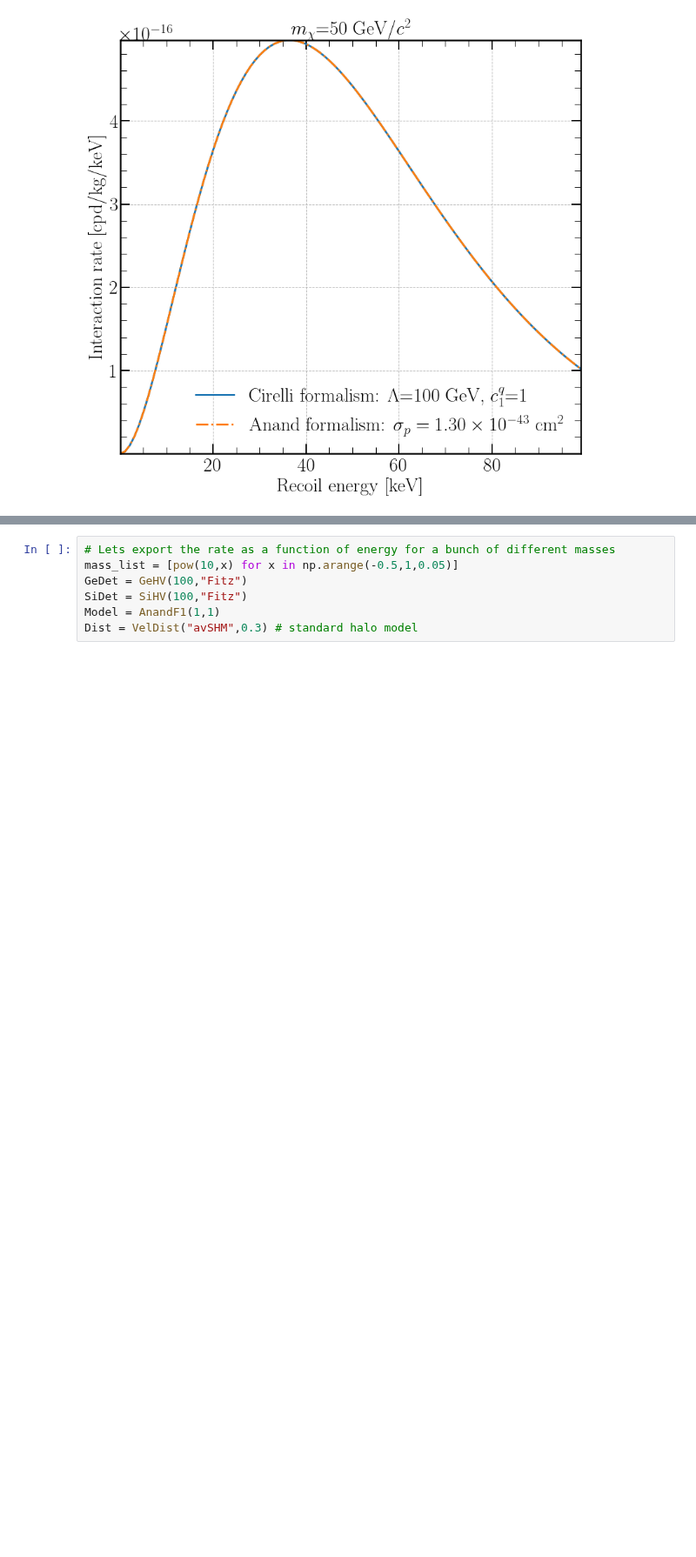
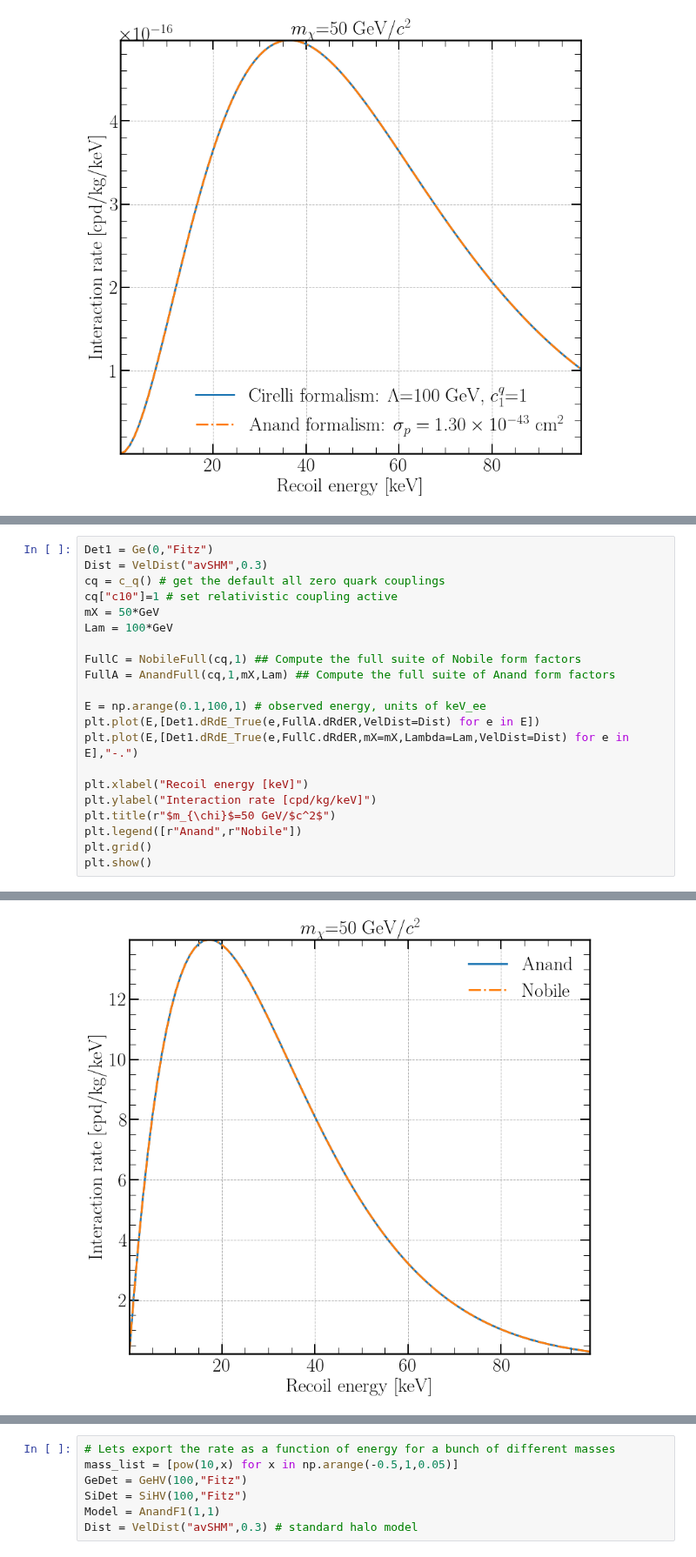
Before and after one commit to mjzurowski/sgm, a Jupyter notebook: Demo.ipynb, the cells around one changed output, grey strips where cells are left out. Shown at 87% size. Cells and saved outputs as stored; diff of their text form; blank space fills up the shorter version.

Commit message:
Allowing for full suite of form factors to be computed from a set of high energy couplings

```diff
--- a/Demo.ipynb
+++ b/Demo.ipynb
@@ -215,0 +219,22 @@ No normalisation will be applied to the couplings. I hope you've carefully norma
+# %%
+Det1 = Ge(0,"Fitz")
+Dist = VelDist("avSHM",0.3)
+cq = c_q() # get the default all zero quark couplings
+cq["c10"]=1 # set relativistic coupling active
+mX = 50*GeV
+Lam = 100*GeV
+
+FullC = NobileFull(cq,1) ## Compute the full suite of Nobile form factors
+FullA = AnandFull(cq,1,mX,Lam) ## Compute the full suite of Anand form factors
+
+E = np.arange(0.1,100,1) # observed energy, units of keV_ee
+plt.plot(E,[Det1.dRdE_True(e,FullA.dRdER,VelDist=Dist) for e in E])
+plt.plot(E,[Det1.dRdE_True(e,FullC.dRdER,mX=mX,Lambda=Lam,VelDist=Dist) for e in E],"-.")
+
+plt.xlabel("Recoil energy [keV]")
+plt.ylabel("Interaction rate [cpd/kg/keV]")
+plt.title(r"$m_{\chi}$=50 GeV/$c^2$")
+plt.legend([r"Anand",r"Nobile"])
+plt.grid()
+plt.show()
+# %% [output]
@@ -216 +255,2 @@ No normalisation will be applied to the couplings. I hope you've carefully norma
+[figure, added]
 # %% [markdown]
```
Also changed, not shown: parts of 3 cells of this notebook, 3 other files.
